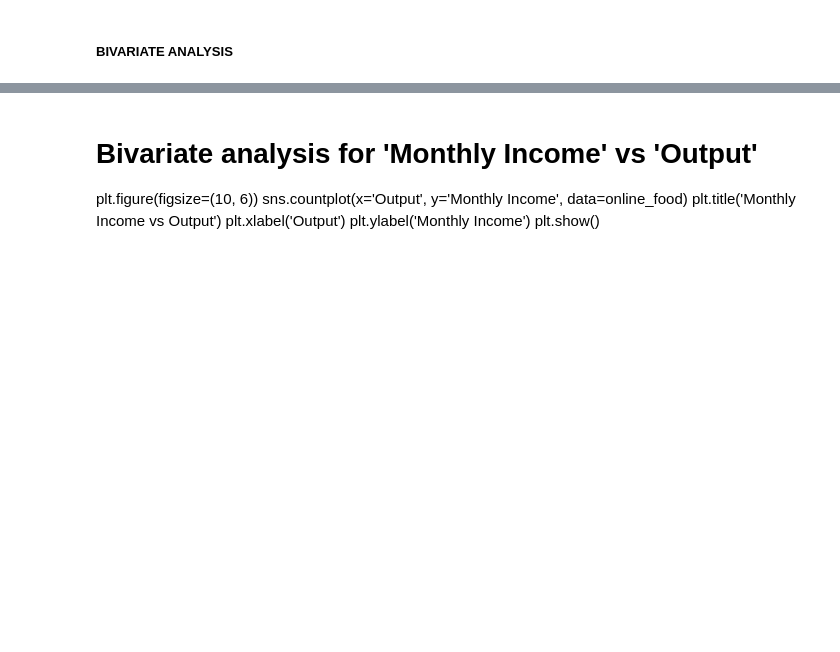
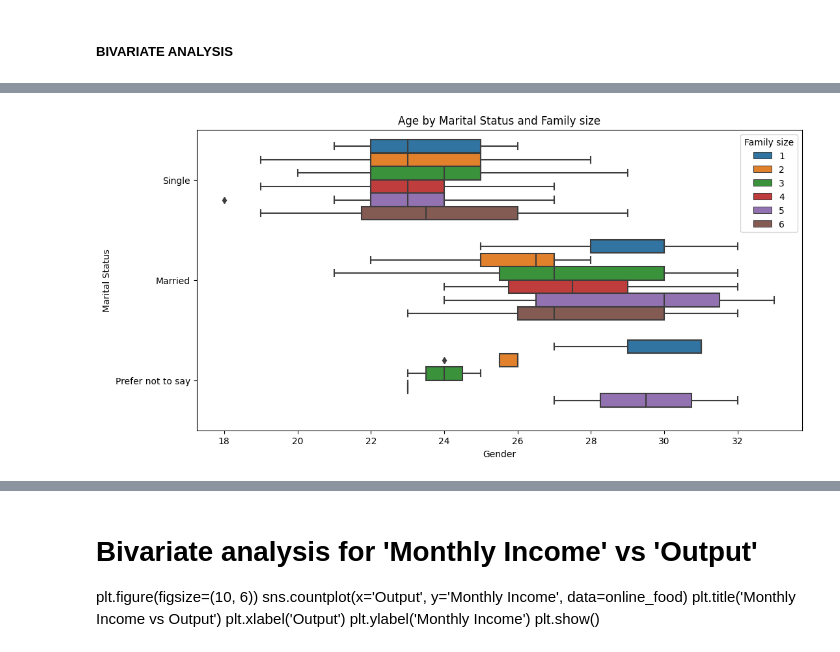
Before and after one commit to kwabenaboateng/ONLINE-FOOD, a Jupyter notebook: online food.ipynb, the cells around one changed output, grey strips where cells are left out. Saved outputs shown, nothing was run; the diff lists cells and outputs as text; code cells hidden in the pictures; blank space fills up the shorter version.

```diff
--- a/online food.ipynb
+++ b/online food.ipynb
@@ -216,9 +299,11 @@ sns.countplot(data = online_food,x='Gender',hue='Feedback')
 # %%
-# Bivariate analysis for 'Age' vs 'Output'
-plt.figure(figsize=(10, 6))
-sns.boxplot(x='Output', y='Age', data=online_food)
-plt.title('Age vs Output')
-plt.xlabel('Output')
-plt.ylabel('Age')
+# Boxplot of 'Rating' by 'Gender' and 'Marital Status'
+plt.figure(figsize=(12, 6))
+sns.boxplot(x='Age', y='Marital Status', hue='Family size', data=online_food)
+plt.title('Age by Marital Status and Family size')
+plt.xlabel('Gender')
+plt.ylabel('Marital Status')
 plt.show()
+# %% [output]
+[figure, added]
 # %%
```
Also changed, not shown: parts of 8 cells of this notebook.
